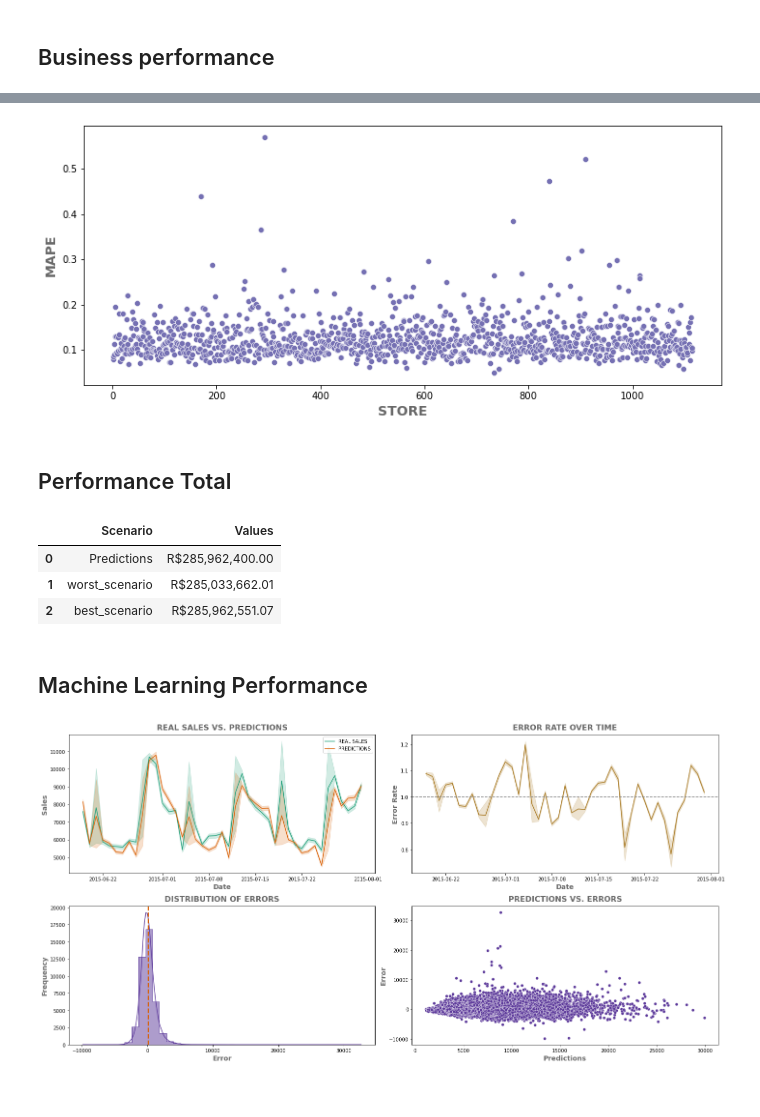
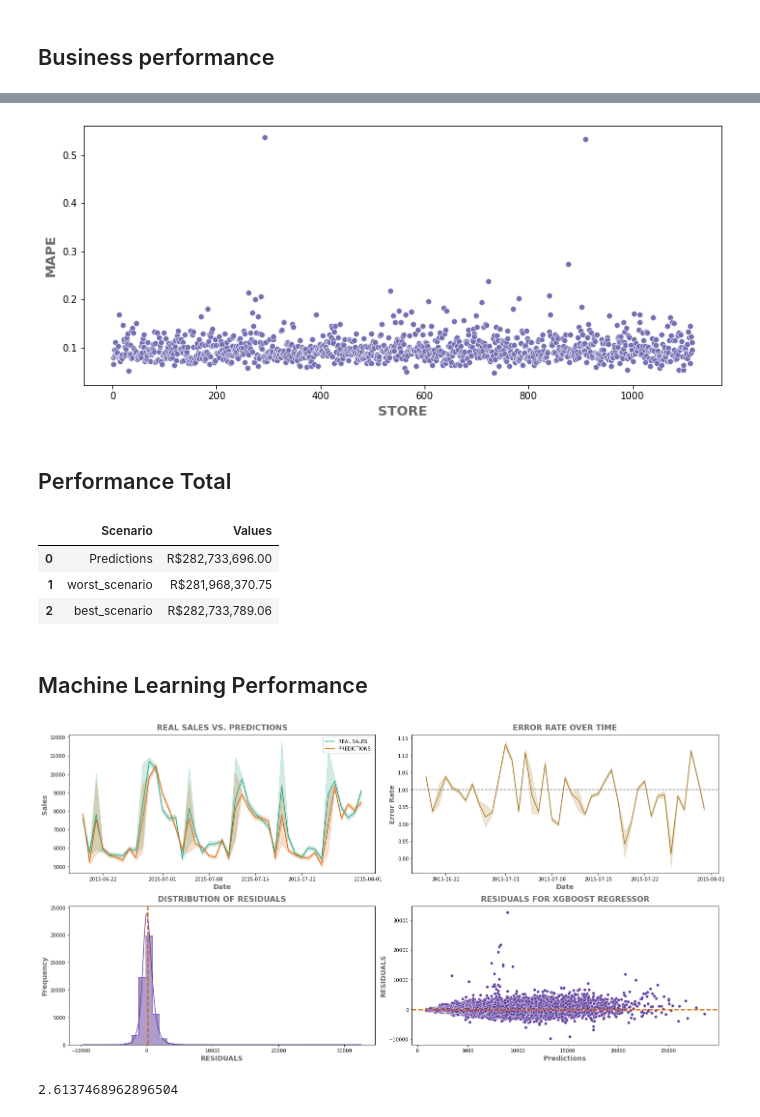
Before and after one commit to LidAlmeida/rossmann_prediction, a Jupyter notebook: notebooks/2.0-sales-prediction-rossmann_LA.ipynb, the cells around one changed output, grey strips where cells are left out. Cells and saved outputs as stored; diff of their text form; code cells hidden in the pictures.

```diff
--- a/notebooks/2.0-sales-prediction-rossmann_LA.ipynb
+++ b/notebooks/2.0-sales-prediction-rossmann_LA.ipynb
@@ -784,0 +799,22 @@ pickle.dump(xgb_model, open('../models/model_rossman_final.pkl', 'wb'))
+# %%
+# Hiperparâmetros definidos
+params_tuned = {'n_estimators': 2000,
+                'eta': 0.05,
+                'max_depth': 9,
+                'subsample': 0.6,
+                'colsample_bytree': 0.7,
+                'min_child_weight': 15}
+
+modelo = xgb.XGBRegressor(objective='reg:squarederror',
+                          n_estimators=params_tuned['n_estimators'],
+                          eta=params_tuned['eta'],
+                          max_depth=params_tuned['max_depth'],
+                          subsample=params_tuned['subsample'],
+                          colsample_bytree=params_tuned['colsample_bytree'],
+                          min_child_weight=params_tuned['min_child_weight'])
+
+
+pipeline_final = Pipeline([('preprocessing', transformations),
+                           ('model', modelo)])
+
+xgb_model = pipeline_final.fit(X_train_b, y_train)
@@ -833,7 +925,7 @@ sns.scatterplot(x='Store', y='MAPE',
 plt.ylabel('MAPE', fontsize=14, color='dimgrey', fontweight='bold')
 plt.xlabel('STORE', fontsize=14, color='dimgrey', fontweight='bold');
 # %% [output]
-[figure, old version]
+[figure, new version]
 # %% [markdown]
 ## Performance Total
 # %%
@@ -845,9 +937,9 @@ df4['Values'] = df4['Values'].map('R${:,.2f}'.format)
 df4
 # %% [output]
 |  | Scenario | Values |
-| 0 | Predictions | R$285,962,400.00 |
-| 1 | worst_scenario | R$285,033,662.01 |
-| 2 | best_scenario | R$285,962,551.07 |
+| 0 | Predictions | R$282,733,696.00 |
+| 1 | worst_scenario | R$281,968,370.75 |
+| 2 | best_scenario | R$282,733,789.06 |
 # %% [markdown]
 ## Machine Learning Performance
 # %%
@@ -862,35 +954,37 @@ sns.lineplot(x='Date', y='Sales', data=df2,
              label='REAL SALES', color='#1b9e77')
 sns.lineplot(x='Date', y='Predictions', data=df2,
              label='PREDICTIONS', color='#d95f02')
 plt.xlabel('Date', fontsize=14, color='dimgrey', fontweight='bold')
 plt.ylabel('Sales', fontsize=14, color='dimgrey', fontweight='bold')
 plt.title('REAL SALES VS. PREDICTIONS', pad=10,
           fontsize=16, color='dimgrey', fontweight='bold')
 plt.legend()
 
 plt.subplot(2, 2, 2)
 sns.lineplot(x='Date', y='ErrorRate', data=df2,
              color='#a6761d')
 plt.axhline(1, linestyle='--', color='gray')
 plt.xlabel('Date', fontsize=14, color='dimgrey', fontweight='bold')
 plt.ylabel('Error Rate', fontsize=14, color='dimgrey', fontweight='bold')
 plt.title('ERROR RATE OVER TIME', pad=10,
           fontsize=16, color='dimgrey', fontweight='bold')
 
 plt.subplot(2, 2, 3)
 sns.histplot(df2['Error'], kde=True, bins=40, element='step', color='#5D3A9B')
 plt.axvline(x=df2.Error.mean(), label='MEAN', color='#d95f02', ls='--', lw=2.5)
-plt.xlabel('Error', fontsize=14, color='dimgrey', fontweight='bold')
+plt.xlabel('RESIDUALS', fontsize=14, color='dimgrey', fontweight='bold')
 plt.ylabel('Frequency', fontsize=14, color='dimgrey', fontweight='bold')
-plt.title('DISTRIBUTION OF ERRORS', pad=10,
+plt.title('DISTRIBUTION OF RESIDUALS', pad=10,
           fontsize=16, color='dimgrey', fontweight='bold')
 
 plt.subplot(2, 2, 4)
 sns.scatterplot(x='Predictions', y='Error', data=df2, color='#5D3A9B')
+plt.axhline(y=0, color='#d95f02', ls='--', lw=2.5)
 plt.xlabel('Predictions', fontsize=14, color='dimgrey', fontweight='bold')
-plt.ylabel('Error', fontsize=14, color='dimgrey', fontweight='bold')
-plt.title('PREDICTIONS VS. ERRORS', pad=10,
+plt.ylabel('RESIDUALS', fontsize=14, color='dimgrey', fontweight='bold')
+plt.title('RESIDUALS FOR XGBOOST REGRESSOR', pad=10,
           fontsize=16, color='dimgrey', fontweight='bold')
 plt.tight_layout()
+plt.savefig('model_performance.png')
 # %% [output]
-[figure, old version]
+[figure, new version]
@@ -896,0 +997,4 @@ plt.tight_layout()
+# %%
+skewness_residuals
+# %% [output]
+2.6137468962896504
```
Also changed, not shown: parts of 22 cells of this notebook, 5 other files.
